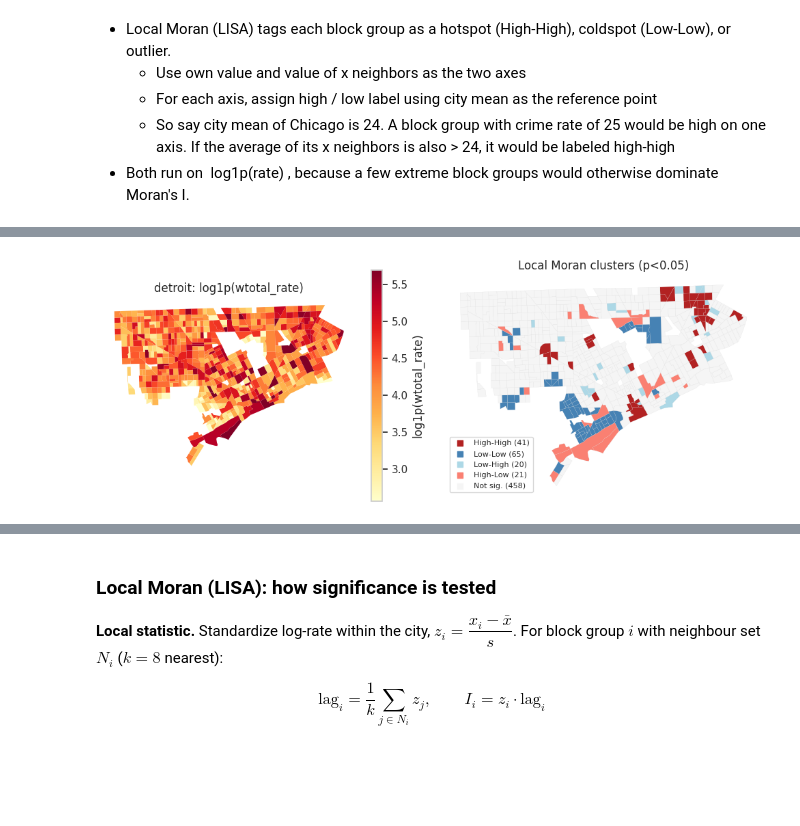
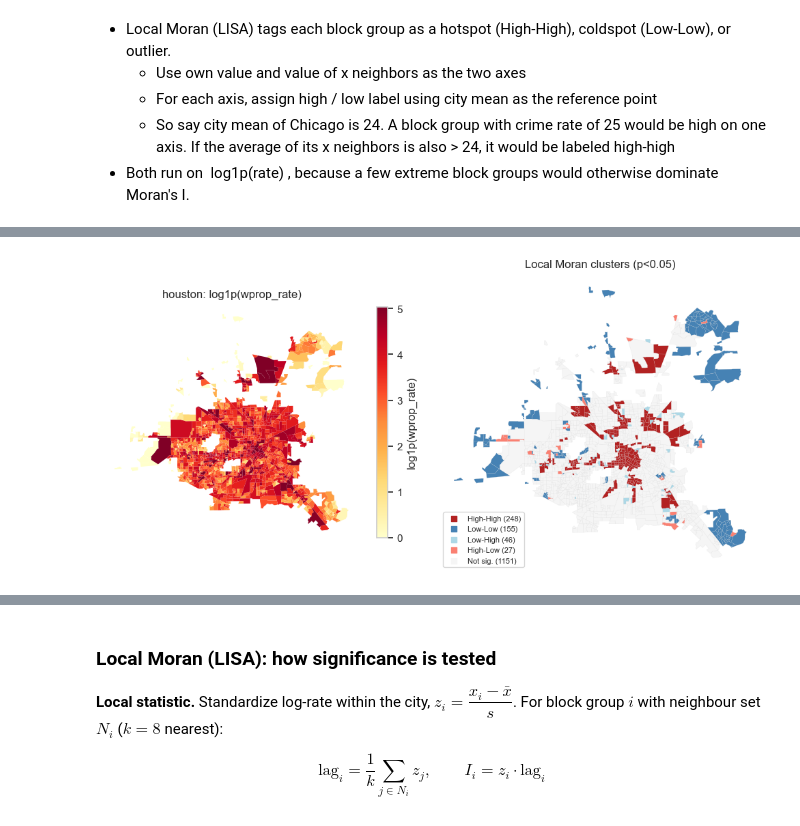
Before and after one commit to joglick-clgx/crime-idx-2026, a Jupyter notebook: notebooks/regression_modelling/distributions/01_eda_01_counts_medians.ipynb, the cells around one changed output, grey strips where cells are left out. Saved outputs shown, nothing was run; the diff lists cells and outputs as text; code cells hidden in the pictures; blank space fills up the shorter version.

```diff
--- a/notebooks/regression_modelling/distributions/01_eda_01_counts_medians.ipynb
+++ b/notebooks/regression_modelling/distributions/01_eda_01_counts_medians.ipynb
@@ -332,8 +381,8 @@ def plot_city_crime(gdf, target, city, k=8, alpha=0.05):
     for ax in axes: ax.set_axis_off()
     fig.tight_layout(); plt.show()
 # %%
-lisa_city = "detroit"
-lisa_target = "wtotal_rate"
+lisa_city = "houston"
+lisa_target = "wprop_rate"
 plot_city_crime(geo[(lisa_city,lisa_target)], lisa_target, lisa_city)
 # %% [output]
-[figure, old version]
+[figure, new version]
```
Also changed, not shown: parts of 13 cells of this notebook.
